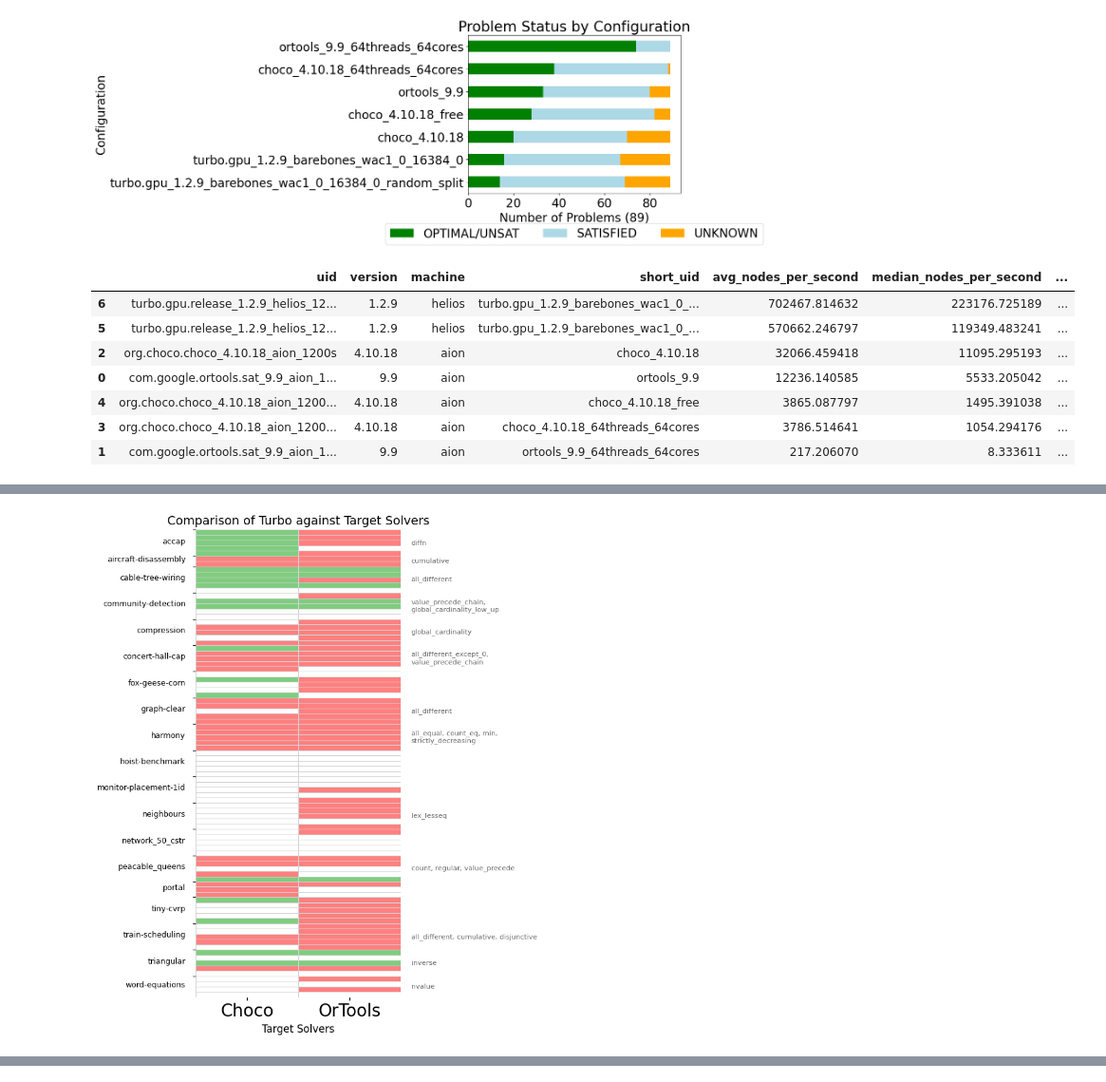
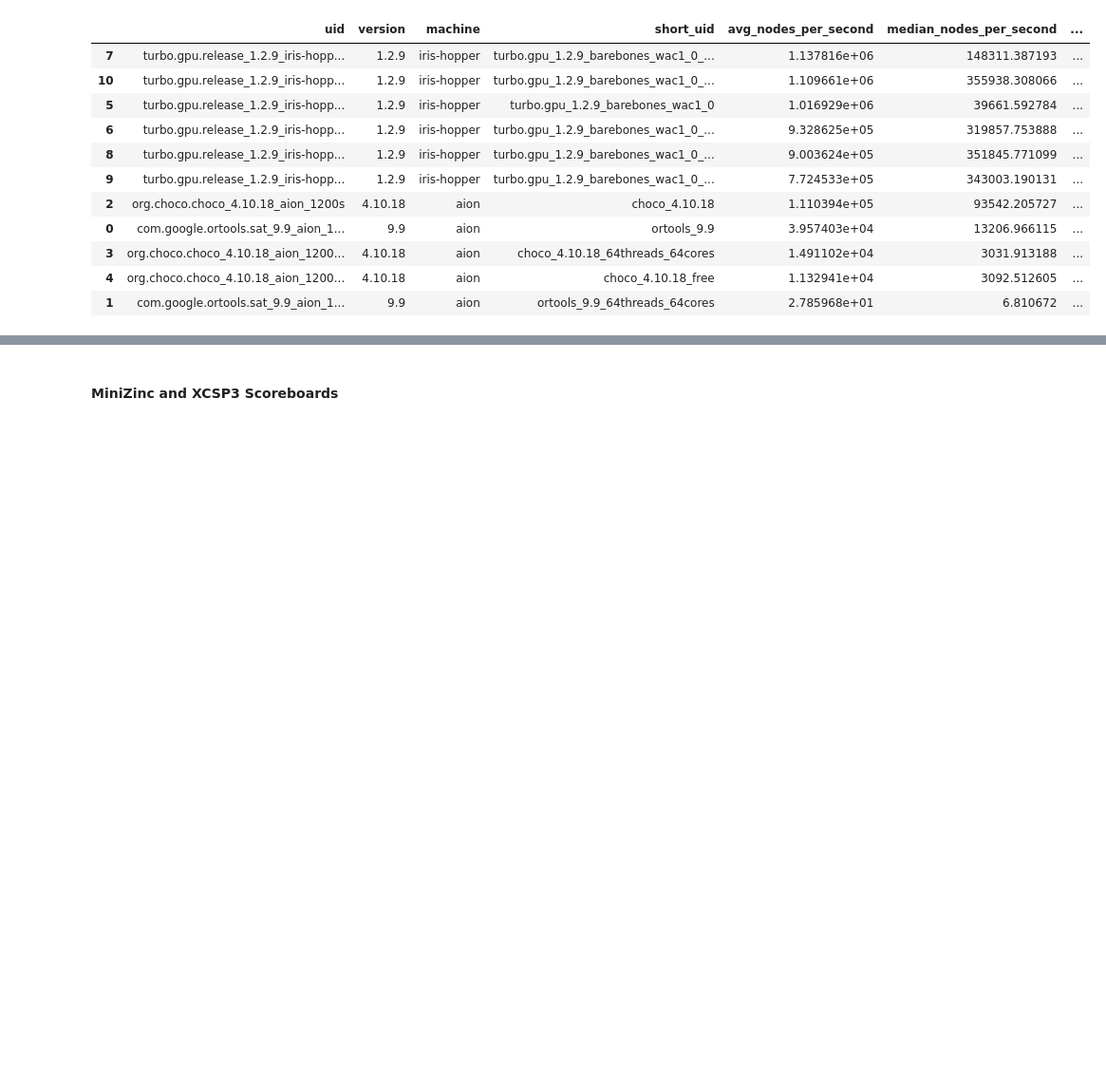
Before and after one commit to lattice-land/bench, a Jupyter notebook: benchmarks/analyzing/analysis.ipynb, the cells around one changed output, grey strips where cells are left out. Shown at 95% size. Saved outputs shown, nothing was run; the diff lists cells and outputs as text; code cells hidden in the pictures; blank space fills up the shorter version.

Commit message:
analysis of benchmarks.

```diff
--- a/benchmarks/analyzing/analysis.ipynb
+++ b/benchmarks/analyzing/analysis.ipynb
@@ -38,8 +38,10 @@ df = analysis.read_experiments([
   # "../campaign/helios/turbo.gpu.release-v1.2.6.csv",
   # "../campaign/helios/turbo.gpu.release-v1.2.7-mzn2024.csv",
   # "../campaign/helios/turbo.gpu.release-v1.2.8-mzn2024.csv",
-  "../campaign/helios/turbo.gpu.release-v1.2.9-mzn2024.csv",
-  "../campaign/helios/turbo.gpu.release-v1.2.9-mzn2024-eps-rand.csv",
+  "../campaign/iris-hopper/turbo.gpu.release-v1.2.9-mzn2024.csv",
+  "../campaign/iris-hopper/turbo.gpu.release-v1.2.9-mzn2024-eps.csv",
+  # "../campaign/helios/turbo.gpu.release-v1.2.9-mzn2024.csv",
+  # "../campaign/helios/turbo.gpu.release-v1.2.9-mzn2024-eps-rand.csv",
   "../campaign/aion/org.choco.choco-v4.10.18-mzn2024.csv",
   "../campaign/aion/com.google.ortools.sat-v9.9.csv"
   # "../campaign/iris/turbo.gpu.release-v1.2.4.csv",
@@ -62,27 +64,7 @@ df = df[df['model_data_file'].isin(mzn_data)]
 
 df = analysis.intersect(df)
 
-solvers_in_scoreboard = [
-  # "com.google.ortools.sat_9.9_aion_1200s_64threads_64cores",
-  # "org.choco.choco_4.10.18_aion_1200s_64threads_64cores",
-  # "org.choco.choco_4.10.18_aion_1200s_free",
-  "com.google.ortools.sat_9.9_aion_1200s",
-  "org.choco.choco_4.10.18_aion_1200s",
-  "turbo.gpu.release_1.2.9_helios_1200s_barebones_wac1_0_16384_0",
-  "turbo.gpu.release_1.2.9_helios_1200s_barebones_wac1_0_16384_0_random_split"
-]
-
-print(analysis.scores_summary('MiniZinc', analysis.minizinc_challenge_score(df, solvers_in_scoreboard)).to_markdown(index=False))
-print(analysis.scores_summary('MiniZinc', analysis.minizinc_challenge_score(df, solvers_in_scoreboard)).to_latex(index=False))
-print(analysis.scores_summary('XCSP3', analysis.xcsp3_challenge_score(df, solvers_in_scoreboard)).to_markdown(index=False))
-
-# df = df[df['timeout_ms'] == 1200000]
-
-# print(df[df['preprocessing_time'] >= 1200])
-
-print(df[((df['store_mem'] + df['propagator_mem']) / 1000 / 1000) > 5][['model_data_file', 'uid', 'store_mem', 'propagator_mem', 'status']].to_markdown(index=False))
-
-analysis.plot_overall_result(df)
+# analysis.plot_overall_result(df)
 # display(HTML(analysis.metrics_table(df[df['mzn_solver'].str.startswith("turbo")]).to_html()))
 metrics = analysis.metrics_table(df)
 display(HTML(metrics.to_html()))
@@ -92,32 +74,5 @@ sorted_metrics = metrics.sort_values(by=['problem_optimal', 'problem_sat', 'avg_
 print(sorted_metrics[['short_uid','avg_nodes_per_second','problem_optimal', 'problem_sat', 'problem_unknown']].to_markdown(index=False))
 # print(sorted_metrics[['short_uid','problem_optimal', 'problem_sat', 'problem_unknown']].to_latex(index=False))
 
-# analysis.plot_mem_distribution(df[df['uid'] == "turbo.gpu.release_1.2.9_helios_1200s_barebones_wac1_0_16384_0"])
-
-# analysis.plot_time_distribution("barebones-wac1", df[df['uid'] == "turbo.gpu.release_1.2.9_helios_1200s_barebones_wac1_0_16384_0"])
-# analysis.plot_time_distribution("barebones-wac1-sub15", df[df['uid'] == "turbo.gpu.release_1.2.8_precision5820_300s_barebones_wac1_0_32768_0"])
-
-# analysis.comparison_table_md(df, "turbo.gpu.release_1.2.7_helios_1200s_hybrid_wac1_4096_32768_264_72", "turbo.gpu.release_1.2.8_helios_1200s_barebones_wac1_0_32768_0")
-# analysis.comparison_table_md(df, "turbo.gpu.release_1.2.8_helios_1200s_barebones_wac1_0_32768_0_no_pr", "turbo.gpu.release_1.2.8_helios_1200s_barebones_wac1_0_32768_0")
-
-global_cons = pd.read_csv("global-mzn2024.csv")
-analysis.heatmap_solver_comparison(df,
-  ("turbo.gpu.release_1.2.9_helios_1200s_barebones_wac1_0_16384_0", "Turbo"),
-  [("org.choco.choco_4.10.18_aion_1200s", "Choco"),
-  #  ("org.choco.choco_4.10.18_aion_1200s_64threads_64cores", "Choco (64 threads)"),
-  #  ("org.choco.choco_4.10.18_aion_1200s_free", "Choco (free)"),
-   ("com.google.ortools.sat_9.9_aion_1200s", "OrTools")],
-  global_cons)
-
-p = analysis.compare_solvers_pie_chart(df, "turbo.gpu.release_1.2.9_helios_1200s_barebones_wac1_0_16384_0", "org.choco.choco_4.10.18_aion_1200s", "Turbo", "Choco")
-p = analysis.compare_solvers_pie_chart(df, "turbo.gpu.release_1.2.9_helios_1200s_barebones_wac1_0_16384_0", "org.choco.choco_4.10.18_aion_1200s", "Turbo", "Choco")
-p = analysis.compare_solvers_pie_chart(df, "turbo.gpu.release_1.2.9_helios_1200s_barebones_wac1_0_16384_0_random_split", "org.choco.choco_4.10.18_aion_1200s", "TurboR", "Choco")
-# print(p[p['Comparison'] == 'Error'])
-# p = analysis.compare_solvers_pie_chart(df, "turbo.gpu.release_1.2.9_helios_1200s_barebones_wac1_0_16384_0", "org.choco.choco_4.10.18_aion_1200s_free", "TCN", "Choco (free)")
-# p = analysis.compare_solvers_pie_chart(df, "turbo.gpu.release_1.2.9_helios_1200s_barebones_wac1_0_16384_0", "org.choco.choco_4.10.18_aion_1200s_64threads_64cores", "TCN", "Choco (64 threads)")
-p = analysis.compare_solvers_pie_chart(df, "turbo.gpu.release_1.2.9_helios_1200s_barebones_wac1_0_16384_0", "com.google.ortools.sat_9.9_aion_1200s", "Turbo", "OR-Tools")
-p = analysis.compare_solvers_pie_chart(df, "turbo.gpu.release_1.2.9_helios_1200s_barebones_wac1_0_16384_0_random_split", "com.google.ortools.sat_9.9_aion_1200s", "TurboR", "OR-Tools")
-# p = analysis.compare_solvers_pie_chart(df, "turbo.gpu.release_1.2.9_helios_1200s_barebones_wac1_0_16384_0", "com.google.ortools.sat_9.9_aion_1200s_64threads_64cores", "TCN", "OR-Tools (64 threads)")
-# print(p[p['Comparison'] == 'Error'])
-# print(p[p['Comparison'] == 'turbo.gpu.release_1.2.5_precision5820_300s_hybrid_ac1_4096_128_10 better'])
+target_solver_uid="turbo.gpu.release_1.2.9_iris-hopper_1200s_barebones_wac1_0"
 # %% [output]
@@ -141,9 +96,12 @@ Name: data_file, dtype: object
-[figure, removed]
 |  | uid | version | machine | short_uid | avg_nodes_per_second | median_nodes_per_second | ... |
-| 6 | turbo.gpu.release_1.2.9_helios_12... | 1.2.9 | helios | turbo.gpu_1.2.9_barebones_wac1_0_... | 702467.814632 | 223176.725189 | ... |
-| 5 | turbo.gpu.release_1.2.9_helios_12... | 1.2.9 | helios | turbo.gpu_1.2.9_barebones_wac1_0_... | 570662.246797 | 119349.483241 | ... |
-| 2 | org.choco.choco_4.10.18_aion_1200s | 4.10.18 | aion | choco_4.10.18 | 32066.459418 | 11095.295193 | ... |
-| 0 | com.google.ortools.sat_9.9_aion_1... | 9.9 | aion | ortools_9.9 | 12236.140585 | 5533.205042 | ... |
-| 4 | org.choco.choco_4.10.18_aion_1200... | 4.10.18 | aion | choco_4.10.18_free | 3865.087797 | 1495.391038 | ... |
-| 3 | org.choco.choco_4.10.18_aion_1200... | 4.10.18 | aion | choco_4.10.18_64threads_64cores | 3786.514641 | 1054.294176 | ... |
-| 1 | com.google.ortools.sat_9.9_aion_1... | 9.9 | aion | ortools_9.9_64threads_64cores | 217.206070 | 8.333611 | ... |
+| 7 | turbo.gpu.release_1.2.9_iris-hopp... | 1.2.9 | iris-hopper | turbo.gpu_1.2.9_barebones_wac1_0_... | 1.137816e+06 | 148311.387193 | ... |
+| 10 | turbo.gpu.release_1.2.9_iris-hopp... | 1.2.9 | iris-hopper | turbo.gpu_1.2.9_barebones_wac1_0_... | 1.109661e+06 | 355938.308066 | ... |
+| 5 | turbo.gpu.release_1.2.9_iris-hopp... | 1.2.9 | iris-hopper | turbo.gpu_1.2.9_barebones_wac1_0 | 1.016929e+06 | 39661.592784 | ... |
+| 6 | turbo.gpu.release_1.2.9_iris-hopp... | 1.2.9 | iris-hopper | turbo.gpu_1.2.9_barebones_wac1_0_... | 9.328625e+05 | 319857.753888 | ... |
+| 8 | turbo.gpu.release_1.2.9_iris-hopp... | 1.2.9 | iris-hopper | turbo.gpu_1.2.9_barebones_wac1_0_... | 9.003624e+05 | 351845.771099 | ... |
+| 9 | turbo.gpu.release_1.2.9_iris-hopp... | 1.2.9 | iris-hopper | turbo.gpu_1.2.9_barebones_wac1_0_... | 7.724533e+05 | 343003.190131 | ... |
+| 2 | org.choco.choco_4.10.18_aion_1200s | 4.10.18 | aion | choco_4.10.18 | 1.110394e+05 | 93542.205727 | ... |
+| 0 | com.google.ortools.sat_9.9_aion_1... | 9.9 | aion | ortools_9.9 | 3.957403e+04 | 13206.966115 | ... |
+| 3 | org.choco.choco_4.10.18_aion_1200... | 4.10.18 | aion | choco_4.10.18_64threads_64cores | 1.491102e+04 | 3031.913188 | ... |
+| 4 | org.choco.choco_4.10.18_aion_1200... | 4.10.18 | aion | choco_4.10.18_free | 1.132941e+04 | 3092.512605 | ... |
+| 1 | com.google.ortools.sat_9.9_aion_1... | 9.9 | aion | ortools_9.9_64threads_64cores | 2.785968e+01 | 6.810672 | ... |
@@ -159 +120,0 @@ Name: data_file, dtype: object
-[figure, removed]
@@ -164,0 +121,2 @@ Name: data_file, dtype: object
+# %% [markdown]
+#### MiniZinc and XCSP3 Scoreboards
```
Also changed, not shown: parts of 5 cells of this notebook, 2 other files.
